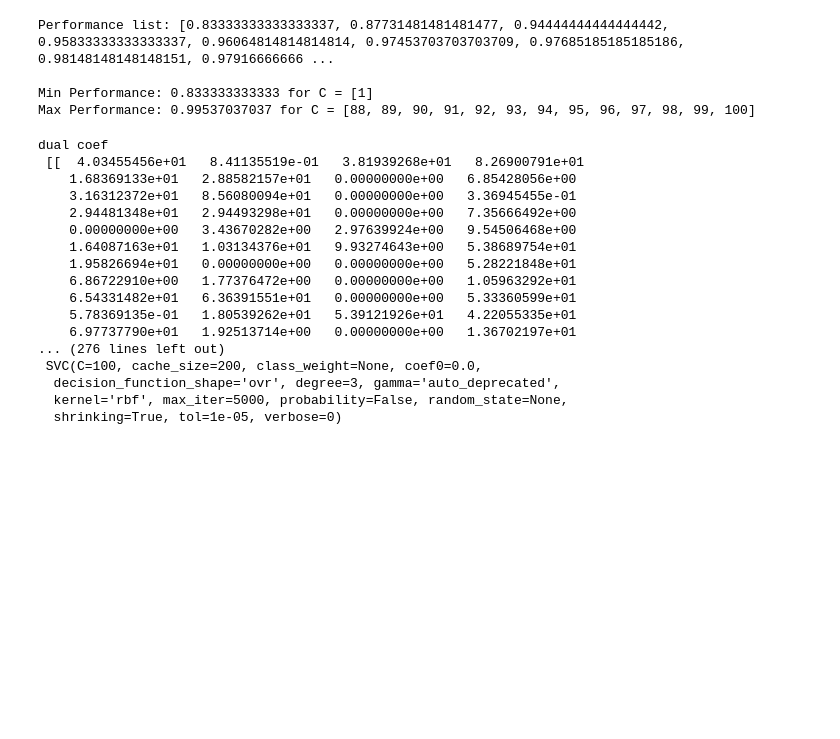
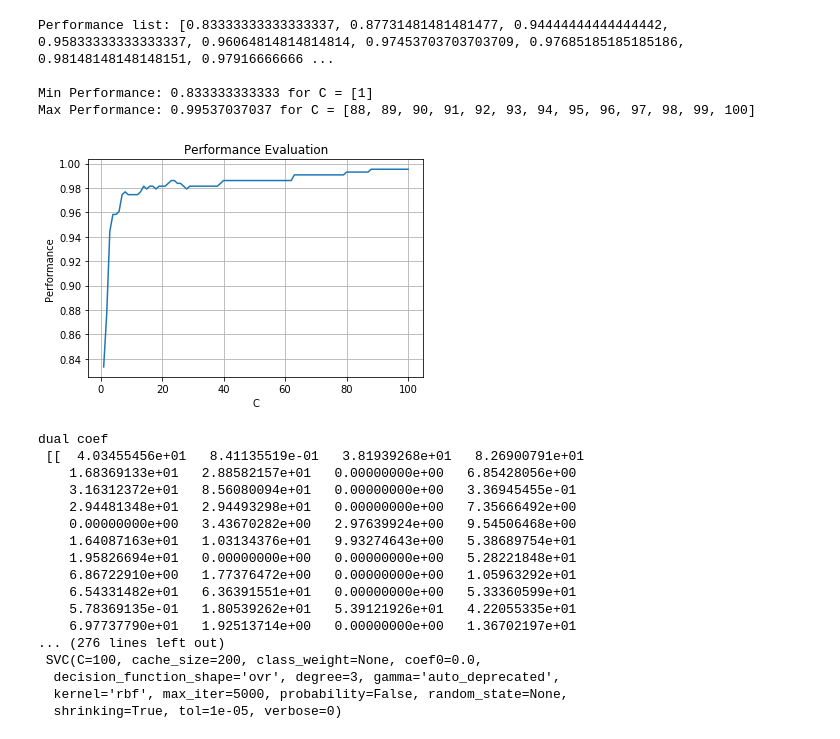
Before and after one commit to JPCast/DataMining, a Jupyter notebook: merge/DataSet_merge.ipynb, the cells around one changed output. Drawn from its saved outputs; the diff is of its cells as text; code cells hidden in the pictures; blank space fills up the shorter version.

Commit message:
Performance graph

```diff
--- a/merge/DataSet_merge.ipynb
+++ b/merge/DataSet_merge.ipynb
@@ -557,6 +557,32 @@ Performance list: [0.83333333333333337, 0.87731481481481477, 0.94444444444444442
 
 Min Performance: 0.833333333333 for C = [1]
 Max Performance: 0.99537037037 for C = [88, 89, 90, 91, 92, 93, 94, 95, 96, 97, 98, 99, 100]
+# %%
+
+dataToShow = []
+for key in list(accuracy.keys()):
+    for val in accuracy[key]:
+        dataToShow.append((val,key))
+
+dataToShow.sort()
+
+perf = []
+c_list = []
+for i in range(len(dataToShow)):
+    perf.append(dataToShow[i][1])
+    c_list.append(dataToShow[i][0])
+# %%
+fig, ax = plt.subplots()
+
+ax.plot(c_list,perf)
+
+ax.set(xlabel='C', ylabel='Performance',
+       title='Performance Evaluation')
+ax.grid()
+
+plt.show()
+# %% [output]
+[figure, added]
 # %%
 print('dual coef \n', svm.dual_coef_)
 print ('support vectors \n', svm.support_vectors_)
```
